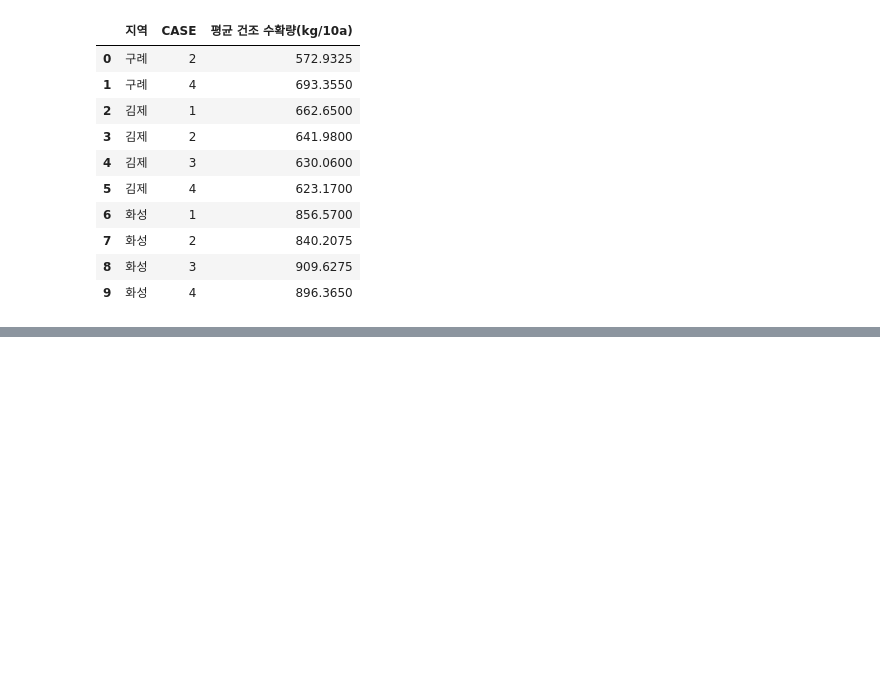
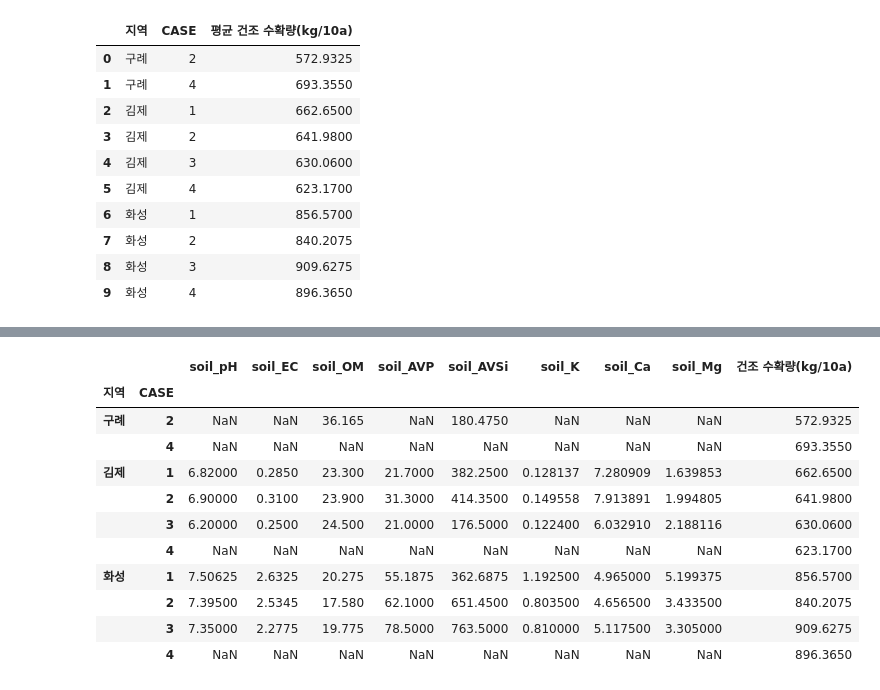
Before and after one commit to sirasony35/rice_analysis, a Jupyter notebook: basic_analysis.ipynb, the cells around one changed output, grey strips where cells are left out. Cells and saved outputs as stored; diff of their text form; code cells hidden in the pictures; blank space fills up the shorter version.

```diff
--- a/basic_analysis.ipynb
+++ b/basic_analysis.ipynb
@@ -140,9 +513,23 @@ fig.show()
 # %%
-## Graph embedding
-import chart_studio
-import chart_studio.plotly as py
+# --- 4. 토양 성분 리스트 정의 ---
+soil_components = [
+    'soil_pH', 'soil_EC', 'soil_OM', 'soil_AVP',
+    'soil_AVSi', 'soil_K', 'soil_Ca', 'soil_Mg'
+]
 
-username = 'sirasony12'
-api_key = 'gbZE9HfKmlr2mnV5GQFL'
-chart_studio.tools.set_credentials_file(username=username, api_key=api_key)
-py.plot(fig, filename='sector_demand_22to23', auto_open=True)
+yield_col = ['건조 수확량(kg/10a)']
+soil_average = df_25.groupby(['지역', 'CASE'])[soil_components + yield_col].agg('mean')
+soil_average
+# %% [output]
+|  |  | soil_pH | soil_EC | soil_OM | soil_AVP | soil_AVSi | soil_K | soil_Ca | soil_Mg | 건조 수확량(kg/10a) |
+| 지역 | CASE |  |  |  |  |  |  |  |  |  |
+| 구례 | 2 | NaN | NaN | 36.165 | NaN | 180.4750 | NaN | NaN | NaN | 572.9325 |
+|  | 4 | NaN | NaN | NaN | NaN | NaN | NaN | NaN | NaN | 693.3550 |
+| 김제 | 1 | 6.82000 | 0.2850 | 23.300 | 21.7000 | 382.2500 | 0.128137 | 7.280909 | 1.639853 | 662.6500 |
+|  | 2 | 6.90000 | 0.3100 | 23.900 | 31.3000 | 414.3500 | 0.149558 | 7.913891 | 1.994805 | 641.9800 |
+|  | 3 | 6.20000 | 0.2500 | 24.500 | 21.0000 | 176.5000 | 0.122400 | 6.032910 | 2.188116 | 630.0600 |
+|  | 4 | NaN | NaN | NaN | NaN | NaN | NaN | NaN | NaN | 623.1700 |
+| 화성 | 1 | 7.50625 | 2.6325 | 20.275 | 55.1875 | 362.6875 | 1.192500 | 4.965000 | 5.199375 | 856.5700 |
+|  | 2 | 7.39500 | 2.5345 | 17.580 | 62.1000 | 651.4500 | 0.803500 | 4.656500 | 3.433500 | 840.2075 |
+|  | 3 | 7.35000 | 2.2775 | 19.775 | 78.5000 | 763.5000 | 0.810000 | 5.117500 | 3.305000 | 909.6275 |
+|  | 4 | NaN | NaN | NaN | NaN | NaN | NaN | NaN | NaN | 896.3650 |
```
Also changed, not shown: parts of 15 cells of this notebook, 3 other files.
